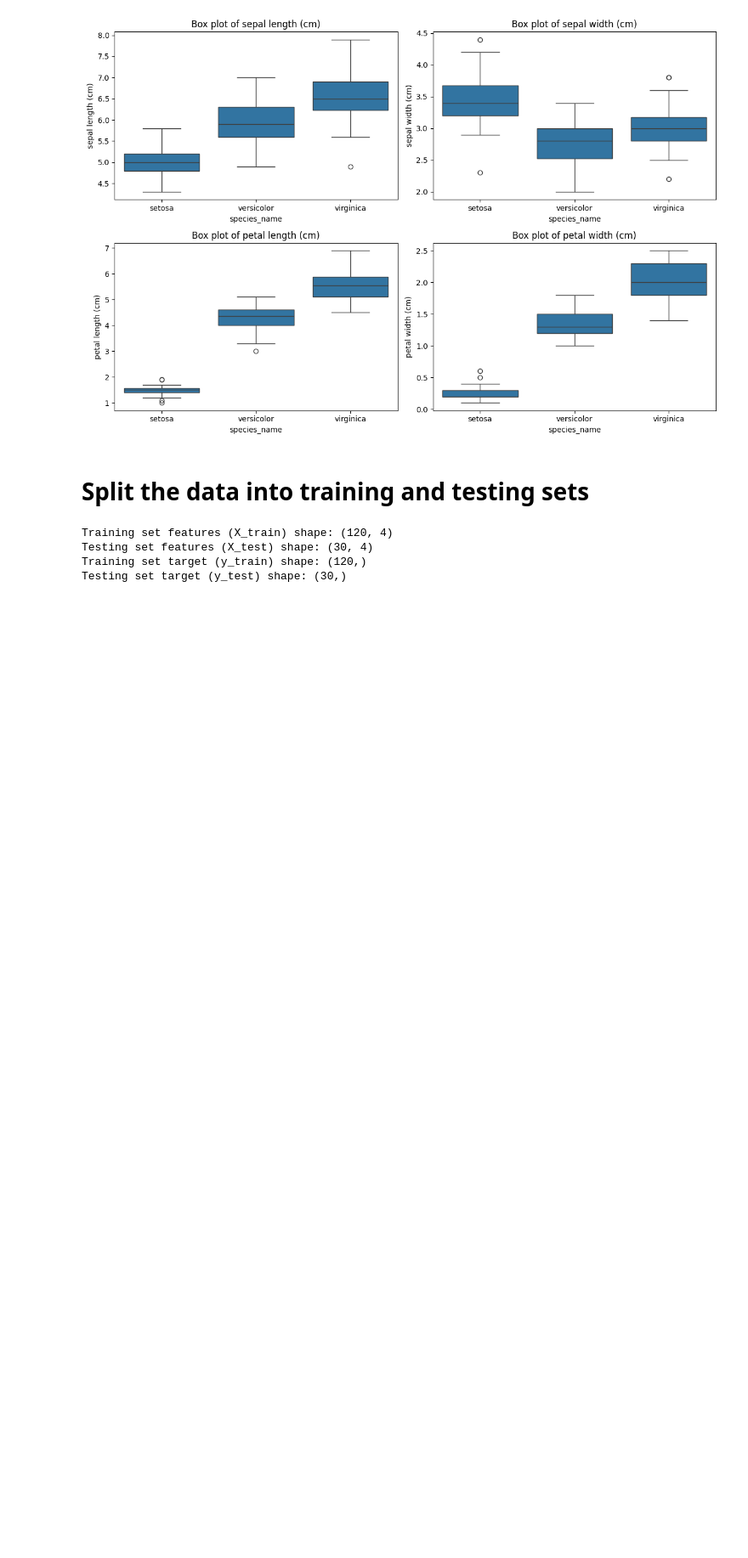
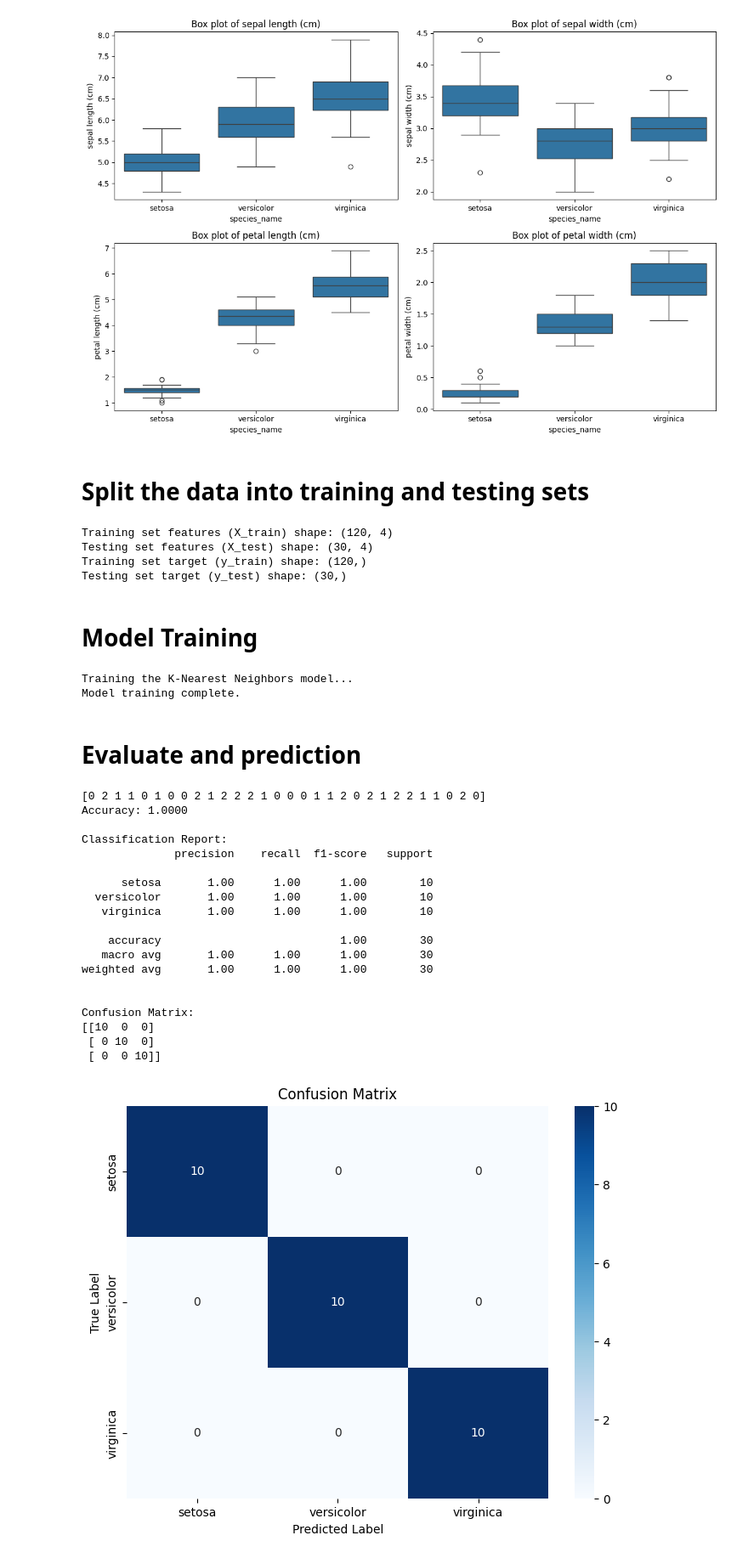
Before and after one commit to Ibtasam-98/machine-learning-algorithms, a Jupyter notebook: Iris_flower_classficiation.ipynb, the cells around one changed output. Shown: that part at 85% size. Saved outputs shown, nothing was run; the diff lists cells and outputs as text; code cells hidden in the pictures; blank space fills up the shorter version.

```diff
--- a/Iris_flower_classficiation.ipynb
+++ b/Iris_flower_classficiation.ipynb
@@ -100,9 +100,7 @@ plt.show()
 # Split the data into training and testing sets
 # %%
 # We use 80% for training and 20% for testing
-X_train, X_test, y_train, y_test = train_test_split(X, y, test_size=0.2, random_state=42, stratify=y)
-# random_state for reproducibility
-# stratify=y ensures that the proportion of target classes is the same in train and test sets
+X_train, X_test, y_train, y_test = train_test_split(X, y, test_size=0.2, random_state=42, )
 
 print(f"\nTraining set features (X_train) shape: {X_train.shape}")
 print(f"Testing set features (X_test) shape: {X_test.shape}")
@@ -113,3 +111,60 @@ Training set features (X_train) shape: (120, 4)
 Testing set features (X_test) shape: (30, 4)
 Training set target (y_train) shape: (120,)
 Testing set target (y_test) shape: (30,)
+# %% [markdown]
+# Model Training
+# %%
+knn = KNeighborsClassifier(n_neighbors=5)
+print("\nTraining the K-Nearest Neighbors model...")
+knn.fit(X_train, y_train)
+print("Model training complete.")
+# %% [output]
+Training the K-Nearest Neighbors model...
+Model training complete.
+# %% [markdown]
+# Evaluate and prediction
+# %%
+# Make predictions on the test set
+y_pred = knn.predict(X_test)
+print(y_pred)
+
+# Calculate accuracy
+accuracy = accuracy_score(y_test, y_pred)
+print(f"Accuracy: {accuracy:.4f}")
+
+# Display a classification report (precision, recall, f1-score for each class)
+print("\nClassification Report:")
+print(classification_report(y_test, y_pred, target_names=target_names))
+
+# Display the confusion matrix
+cm = confusion_matrix(y_test, y_pred)
+print("\nConfusion Matrix:")
+print(cm)
+
+plt.figure(figsize=(8, 6))
+sns.heatmap(cm, annot=True, fmt="d", cmap="Blues", xticklabels=target_names, yticklabels=target_names)
+plt.xlabel('Predicted Label')
+plt.ylabel('True Label')
+plt.title('Confusion Matrix')
+plt.show()
+# %% [output]
+[0 2 1 1 0 1 0 0 2 1 2 2 2 1 0 0 0 1 1 2 0 2 1 2 2 1 1 0 2 0]
+Accuracy: 1.0000
+
+Classification Report:
+              precision    recall  f1-score   support
+
+      setosa       1.00      1.00      1.00        10
+  versicolor       1.00      1.00      1.00        10
+   virginica       1.00      1.00      1.00        10
+
+    accuracy                           1.00        30
+   macro avg       1.00      1.00      1.00        30
+weighted avg       1.00      1.00      1.00        30
+
+
+Confusion Matrix:
+[[10  0  0]
+ [ 0 10  0]
+ [ 0  0 10]]
+[figure, added]
```
